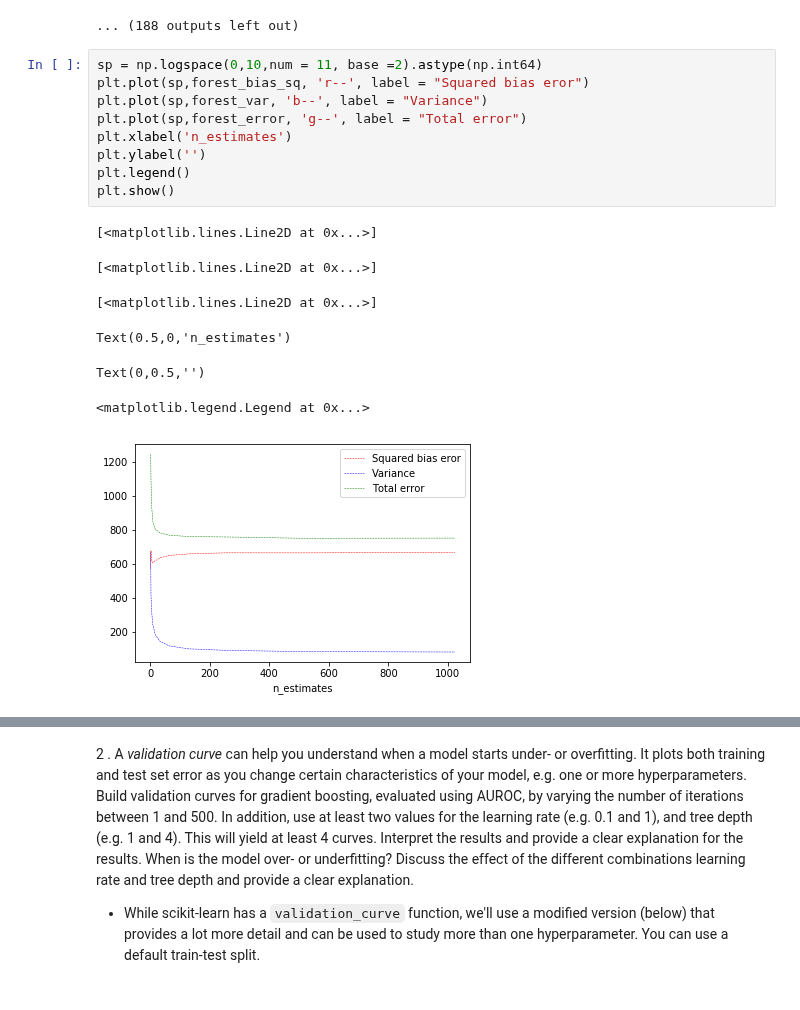
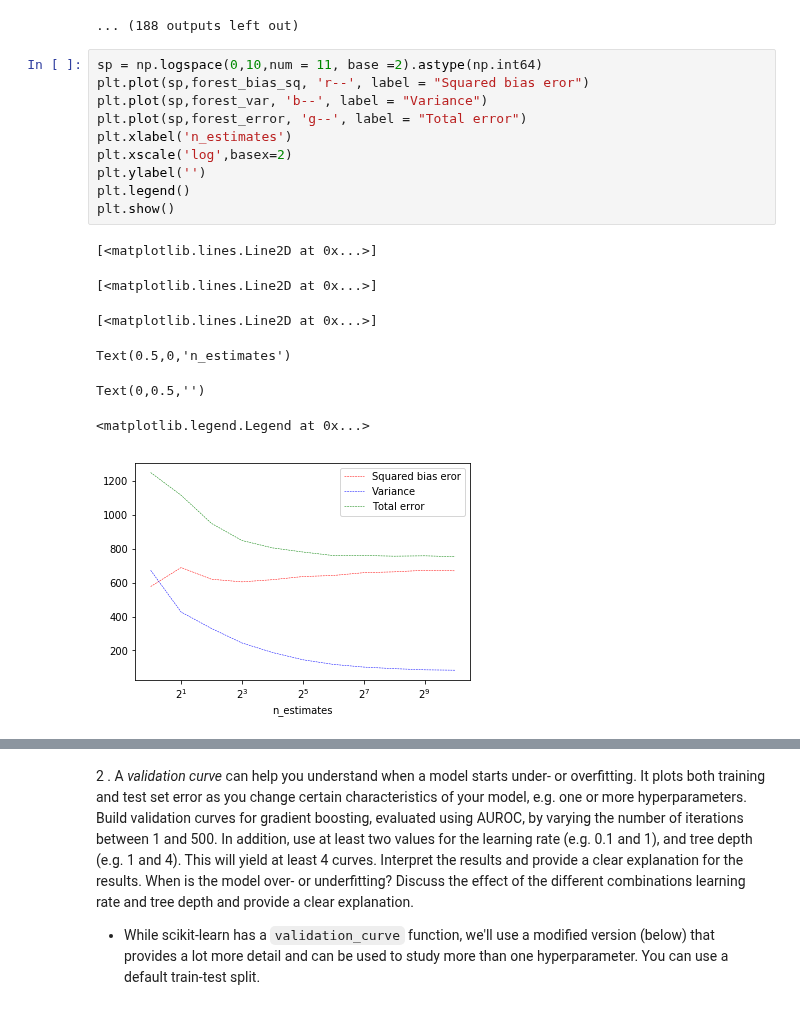
Before and after one commit to Mesoptier/ML-course, a Jupyter notebook: Assignment 1.ipynb, the cells around one changed output, grey strips where cells are left out. Saved outputs shown, nothing was run; the diff lists cells and outputs as text.

Commit message:
Fixed scaling of plot part 3.1

```diff
--- a/Assignment 1.ipynb
+++ b/Assignment 1.ipynb
@@ -832,17 +832,18 @@ RandomForestClassifier(bootstrap=True, class_weight=None, criterion='gini',
 # %%
 sp = np.logspace(0,10,num = 11, base =2).astype(np.int64)
 plt.plot(sp,forest_bias_sq, 'r--', label = "Squared bias eror")
 plt.plot(sp,forest_var, 'b--', label = "Variance")
 plt.plot(sp,forest_error, 'g--', label = "Total error")
 plt.xlabel('n_estimates')
+plt.xscale('log',basex=2)
 plt.ylabel('')
 plt.legend()
 plt.show()
 # %% [output]
 [<matplotlib.lines.Line2D at 0x...>]
 [<matplotlib.lines.Line2D at 0x...>]
 [<matplotlib.lines.Line2D at 0x...>]
 Text(0.5,0,'n_estimates')
 Text(0,0.5,'')
 <matplotlib.legend.Legend at 0x...>
-[figure, old version]
+[figure, new version]
```
Also changed, not shown: parts of 1 cell of this notebook.
